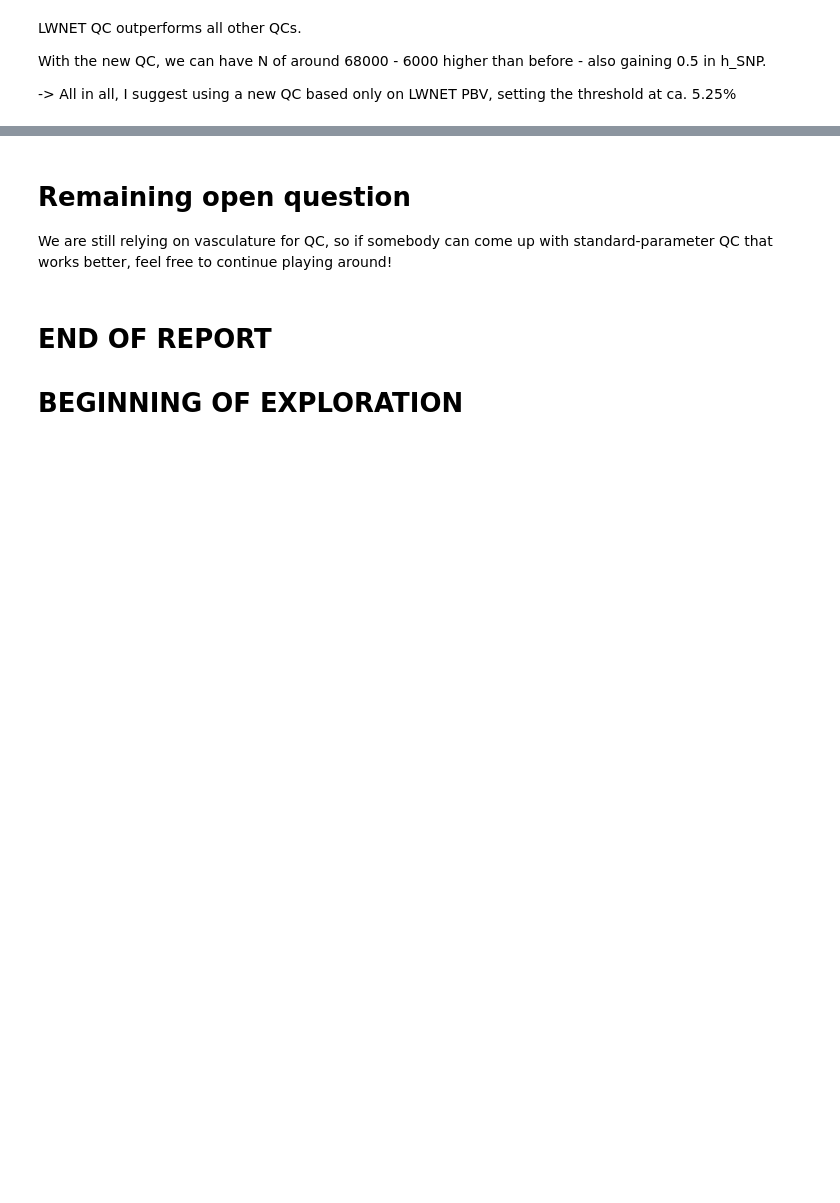
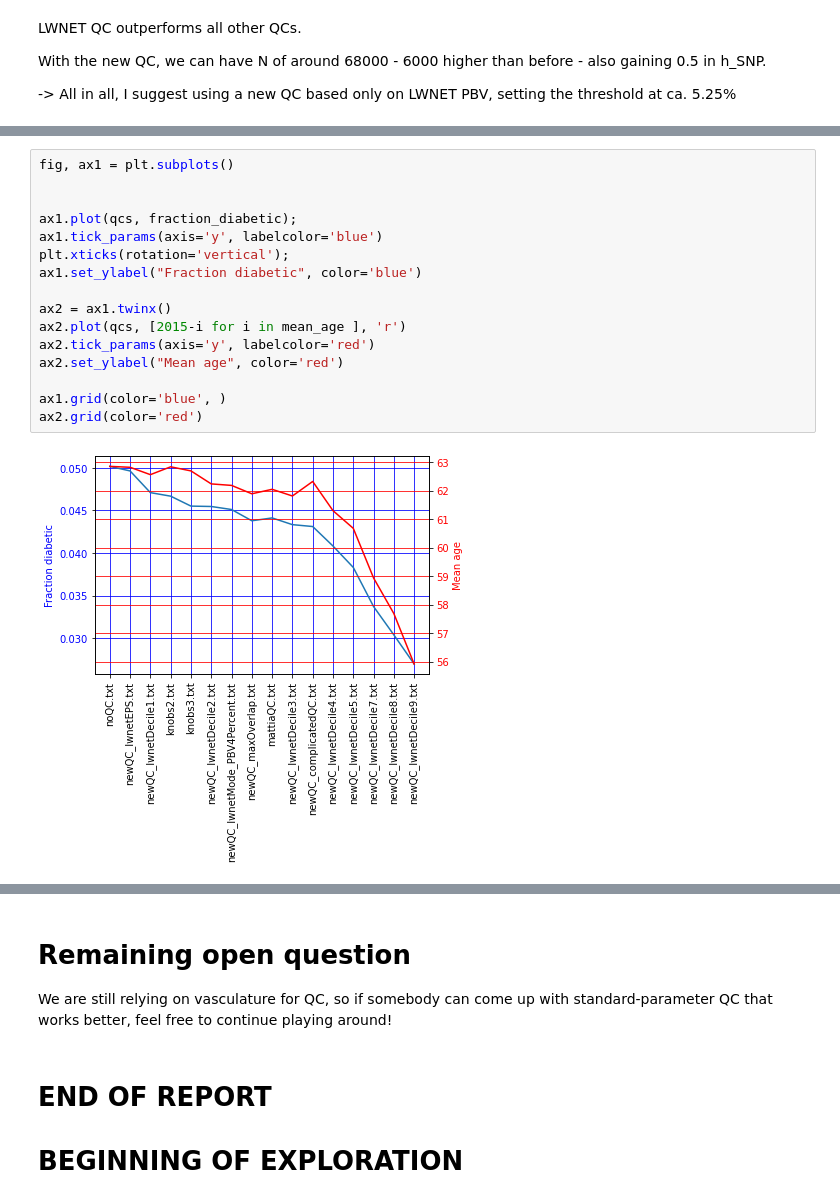
Before and after one commit to BergmannLab/Retina-tortuosity, a Jupyter notebook: preprocessing/newQC.ipynb, the cells around one changed output, grey strips where cells are left out. Cells and saved outputs as stored; diff of their text form; blank space fills up the shorter version.

```diff
--- a/preprocessing/newQC.ipynb
+++ b/preprocessing/newQC.ipynb
@@ -410,0 +501,18 @@ plt.grid()
+# %%
+fig, ax1 = plt.subplots()
+
+
+ax1.plot(qcs, fraction_diabetic);
+ax1.tick_params(axis='y', labelcolor='blue')
+plt.xticks(rotation='vertical');
+ax1.set_ylabel("Fraction diabetic", color='blue')
+
+ax2 = ax1.twinx()
+ax2.plot(qcs, [2015-i for i in mean_age ], 'r')
+ax2.tick_params(axis='y', labelcolor='red')
+ax2.set_ylabel("Mean age", color='red')
+
+ax1.grid(color='blue', )
+ax2.grid(color='red')
+# %% [output]
+[figure, added]
```
Also changed, not shown: parts of 31 cells of this notebook.
